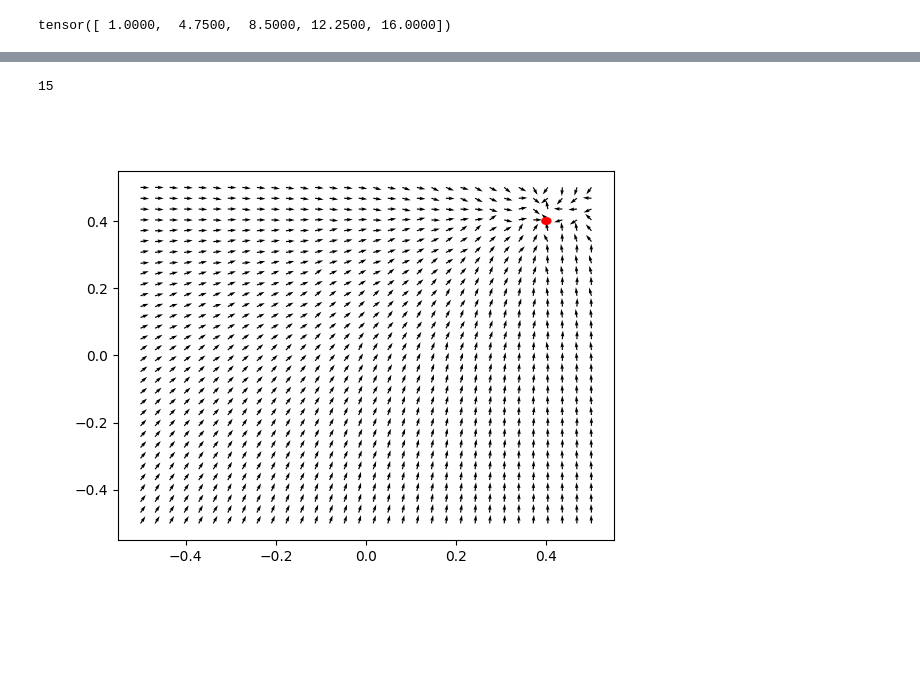
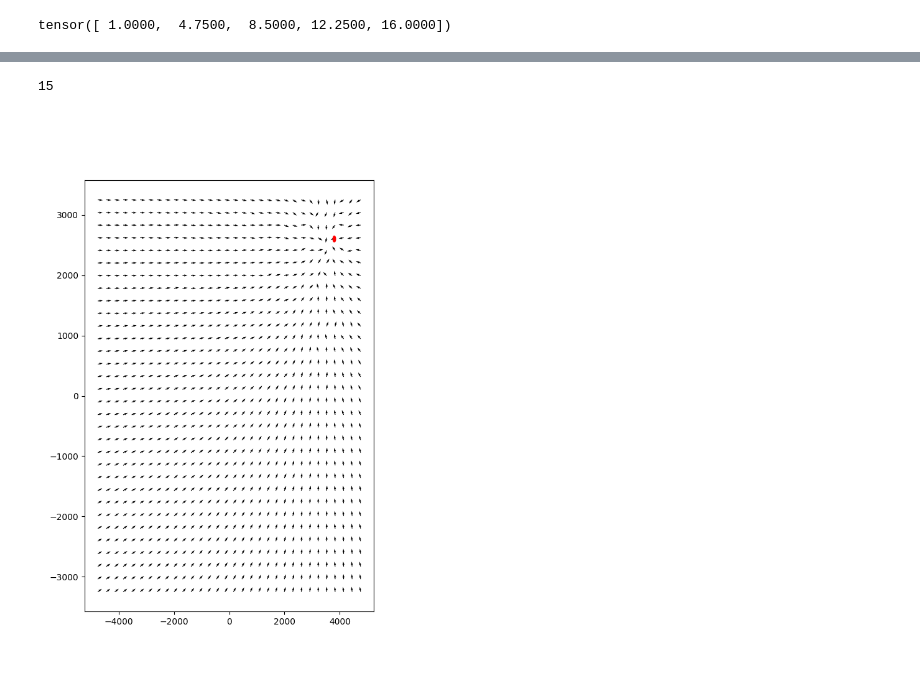
Before and after one commit to LiU-SeeGoals/controller, a Jupyter notebook: python_playground/test.ipynb, the cells around one changed output, grey strips where cells are left out. Drawn from its saved outputs; the diff is of its cells as text; code cells hidden in the pictures; blank space fills up the shorter version.

```diff
--- a/python_playground/test.ipynb
+++ b/python_playground/test.ipynb
@@ -66,7 +72,8 @@ for i in range(num_frequencies):
 # %%
-from train import train
-model = train(players_per_team=1,
+import train
+model = train.train(players_per_team=1,
         epochs=20000,
         load_model=False,
+        loss_fn=train.ball_to_target_loss
 )
 # %% [output]
@@ -92,42 +102,43 @@ samples = 32
 x, y = torch.meshgrid(torch.linspace(-0.5, 0.5, samples), torch.linspace(-0.5, 0.5, samples))
 x = x.flatten()
 y = y.flatten()
-field_hight = 9000
-field_width = 6000
-scale = torch.tensor([field_width, field_hight]).float()
+field_hight = 9500
+field_width = 6500
+scale = torch.tensor([field_hight, field_width]).float()
 
 team = torch.stack([x, y], dim=1).unsqueeze(1) * scale
 enemy = torch.stack([y, x], dim=1).unsqueeze(1) * scale
 
 ball = torch.tensor([0.4, 0.4]).float().repeat(team.shape[0], 1).unsqueeze(1) * scale
 
 delta = model(team, enemy, ball).squeeze(1).detach().numpy()
 # norm_delta = delta / torch.norm(delta, dim=1).unsqueeze(1)
 
 
-fig, ax = plt.subplots()
+fig, ax = plt.subplots(figsize=(6, 9))
 # when a click is detected of fig, the mouse position is sent to the model
 def on_mose_click(event):
     global delta
     x = event.xdata
     y = event.ydata
     # print(x, y)
-    ball = torch.tensor([x, y]).float().repeat(team.shape[0], 1).unsqueeze(1) * scale
+    ball = torch.tensor([x, y]).float().repeat(team.shape[0], 1).unsqueeze(1)
     # old_delta = delta.copy()
     delta = model(team, enemy, ball).squeeze(1).detach().numpy()
     # print(np.linalg.norm(delta - old_delta))
     ax.clear()
 
-    ax.quiver(team[:, 0, 0]/scale[0], team[:, 0, 1]/scale[1], delta[:, 0], delta[:, 1])
-    circle = plt.Circle((x, y), 0.01, color='r')
+    ax.quiver(team[:, 0, 0], team[:, 0, 1], delta[:, 0], delta[:, 1])
+
+    circle = plt.Circle([x, y], 50, color='r')
     ax.add_artist(circle)
     fig.canvas.draw()
 
 
-ax.quiver(team[:, 0, 0]/scale[0], team[:, 0, 1]/scale[1], delta[:, 0], delta[:, 1])
-circal = plt.Circle(ball[0, 0]/scale, 0.01, color='r')
+ax.quiver(team[:, 0, 0], team[:, 0, 1], delta[:, 0], delta[:, 1])
+circal = plt.Circle(ball[0, 0], 50, color='r')
 ax.add_artist(circal)
 fig.canvas.mpl_connect('button_press_event', on_mose_click)
 # %% [output]
 15
-[figure, old version]
+[figure, new version]
```
Also changed, not shown: parts of 3 cells of this notebook, 3 other files.
